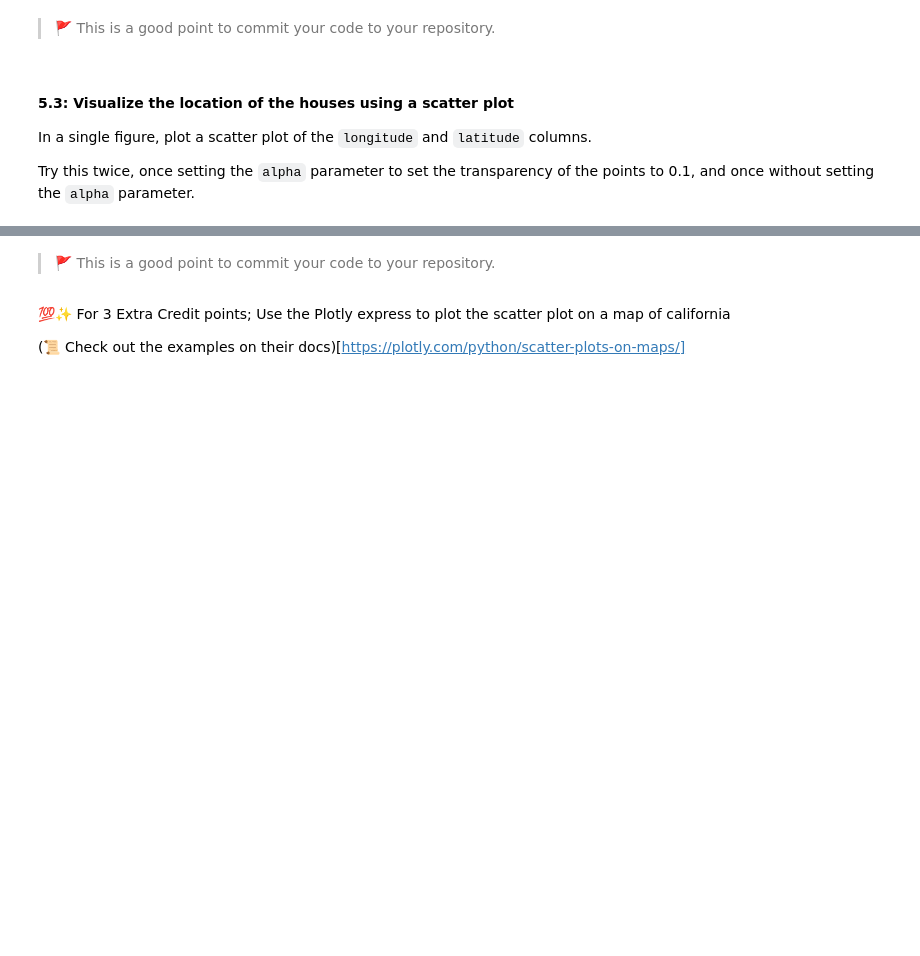
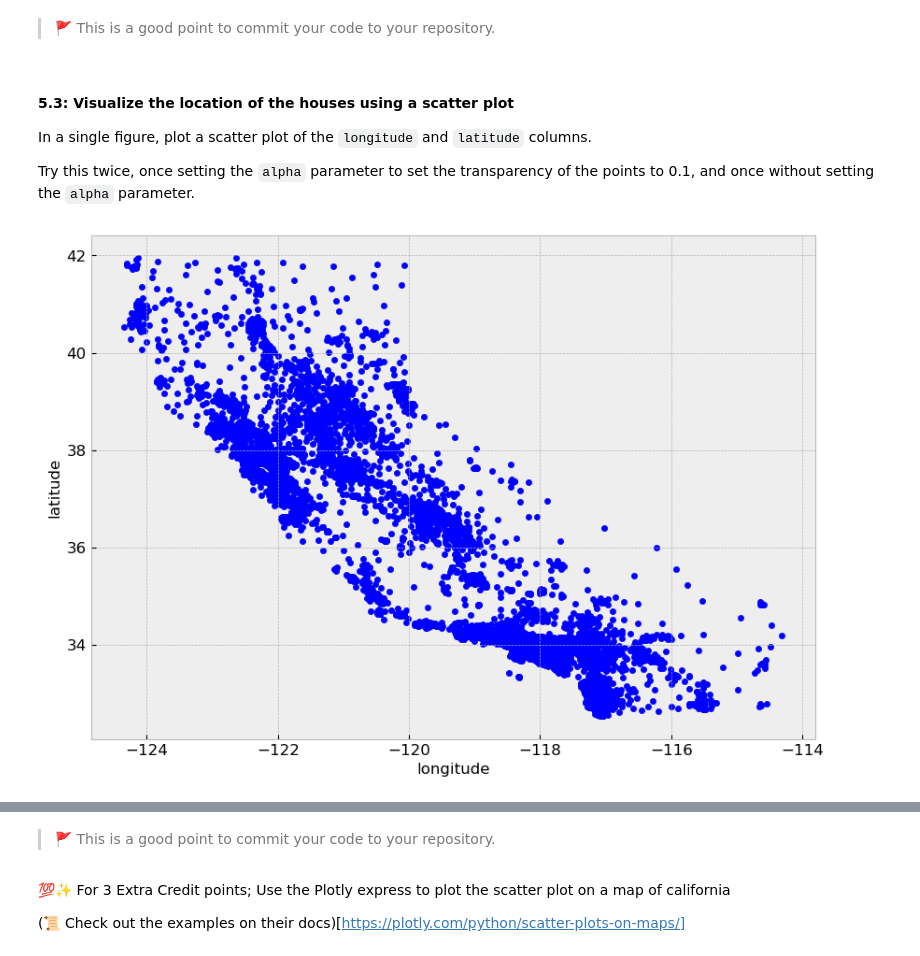
Before and after one commit to IT4063-Spring2025/eda-assignment-JMcw513, a Jupyter notebook: notebook.ipynb, the cells around one changed output, grey strips where cells are left out. Drawn from its saved outputs; the diff is of its cells as text; code cells hidden in the pictures; blank space fills up the shorter version.

Commit message:
Task5_scatterplot

```diff
--- a/notebook.ipynb
+++ b/notebook.ipynb
@@ -218,0 +215,6 @@ Try this twice, once setting the `alpha` parameter to set the transparency of th
+# %%
+# 💻 scatter plat without alpha
+df.plot(kind="scatter", x="longitude", y="latitude", figsize=(10,7))
+plt.show()
+# %% [output]
+[figure, added]
```
Also changed, not shown: parts of 3 cells of this notebook.
